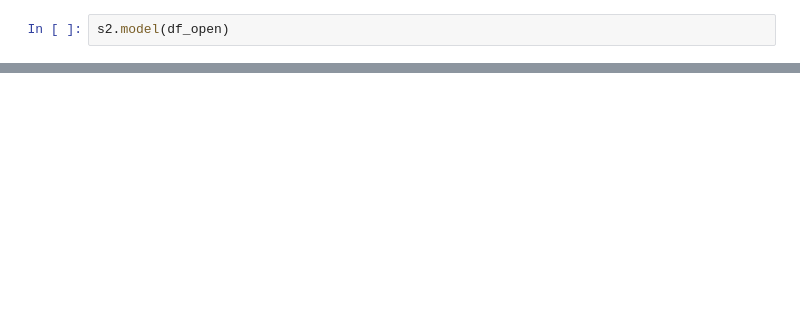
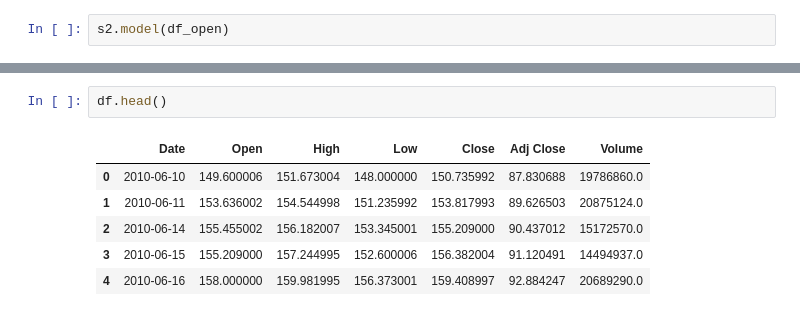
Before and after one commit to Nikhilarya99/Stock_Indicators-, a Jupyter notebook: SMA.ipynb, the cells around one changed output, grey strips where cells are left out. Saved outputs shown, nothing was run; the diff lists cells and outputs as text; blank space fills up the shorter version.

```diff
--- a/SMA.ipynb
+++ b/SMA.ipynb
@@ -267,0 +314,9 @@ Profit Earned in sma: 108552.82106755258 (108.55282106755257%)
+# %%
+df.head()
+# %% [output]
+|  | Date | Open | High | Low | Close | Adj Close | Volume |
+| 0 | 2010-06-10 | 149.600006 | 151.673004 | 148.000000 | 150.735992 | 87.830688 | 19786860.0 |
+| 1 | 2010-06-11 | 153.636002 | 154.544998 | 151.235992 | 153.817993 | 89.626503 | 20875124.0 |
+| 2 | 2010-06-14 | 155.455002 | 156.182007 | 153.345001 | 155.209000 | 90.437012 | 15172570.0 |
+| 3 | 2010-06-15 | 155.209000 | 157.244995 | 152.600006 | 156.382004 | 91.120491 | 14494937.0 |
+| 4 | 2010-06-16 | 158.000000 | 159.981995 | 156.373001 | 159.408997 | 92.884247 | 20689290.0 |
```
Also changed, not shown: parts of 29 cells of this notebook, 3 other files.
